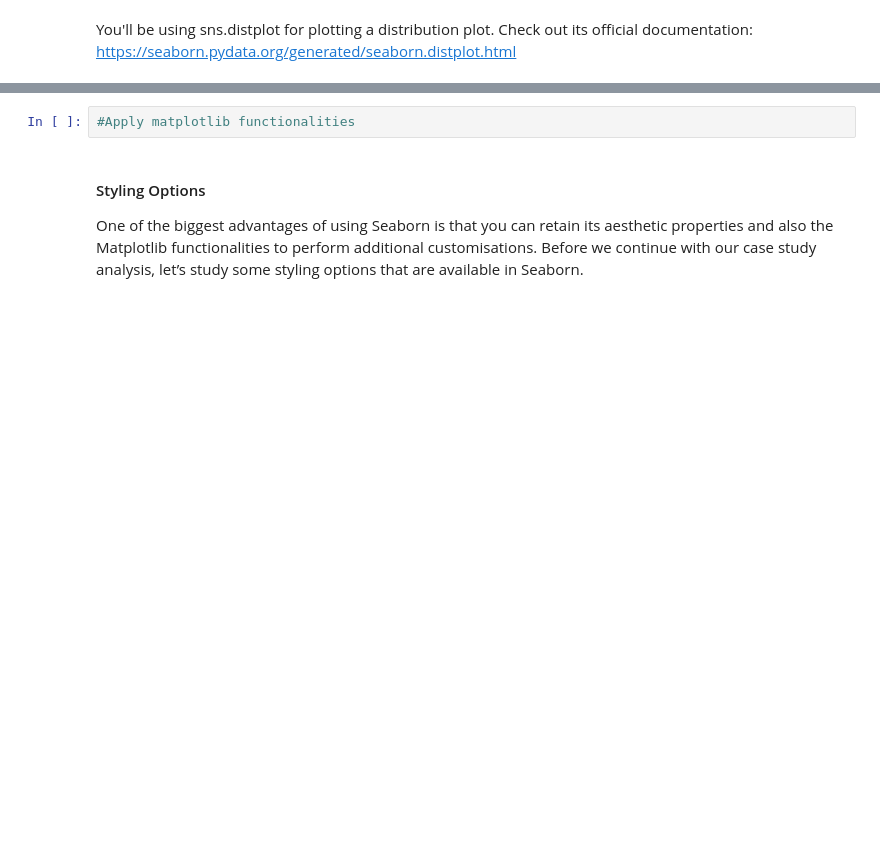
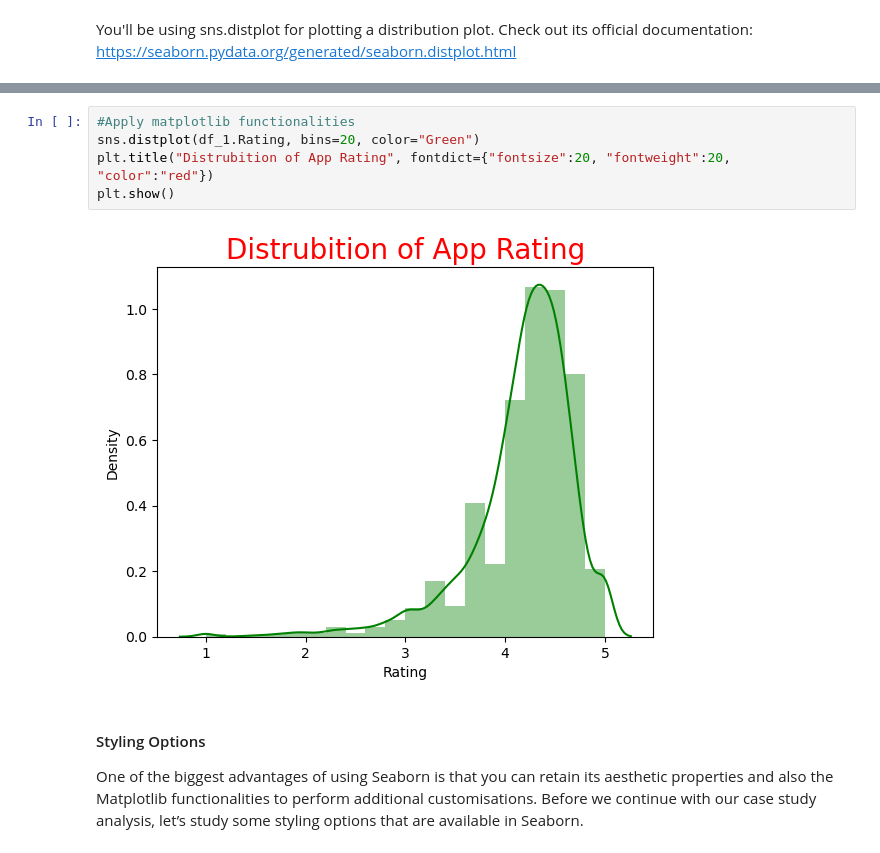
Before and after one commit to mrmankeshraj/PG_Diploma_in_Machine_Learning_and_AI, a Jupyter notebook: Case Study Notebook/Data Visualisation in Python - Case Study.ipynb, the cells around one changed output, grey strips where cells are left out. Cells and saved outputs as stored; diff of their text form; blank space fills up the shorter version.

```diff
--- a/Case Study Notebook/Data Visualisation in Python - Case Study.ipynb
+++ b/Case Study Notebook/Data Visualisation in Python - Case Study.ipynb
@@ -580,5 +596,10 @@ You'll be using sns.distplot for plotting a distribution plot. Check out its off
-# %%
-#Apply matplotlib functionalities
+# %%
+#Apply matplotlib functionalities
+sns.distplot(df_1.Rating, bins=20, color="Green")
+plt.title("Distrubition of App Rating", fontdict={"fontsize":20, "fontweight":20, "color":"red"})
+plt.show()
+# %% [output]
+[figure, added]
 # %% [markdown]
 #### Styling Options
 
```
Also changed, not shown: parts of 48 cells of this notebook, 2 other files.
